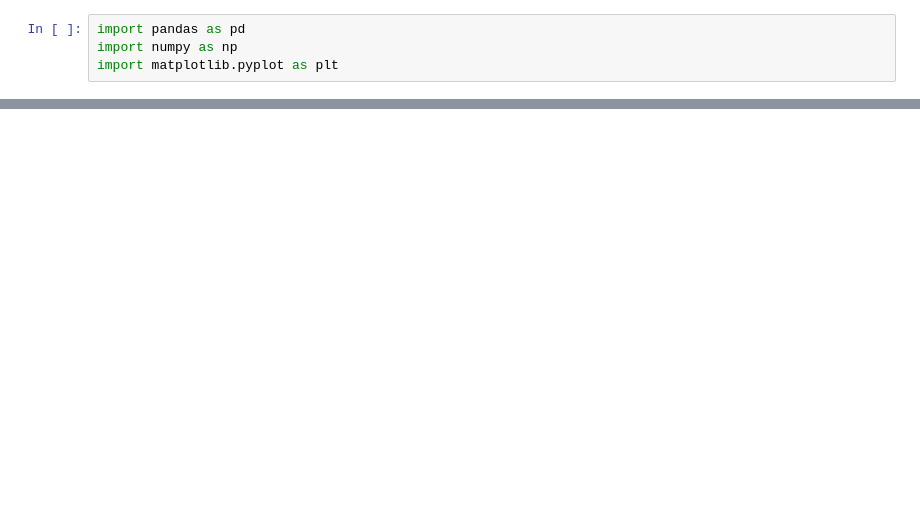
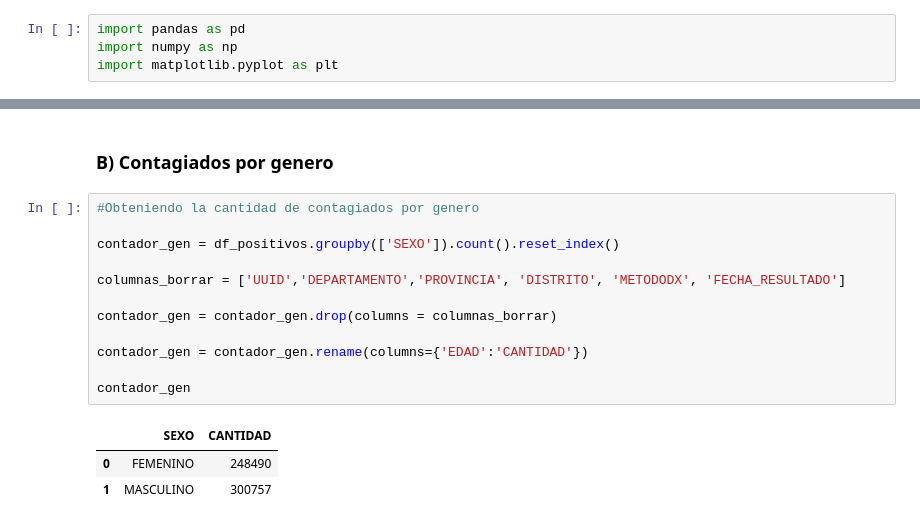
Before and after one commit to KlausM23/EDA-Covid-Peru, a Jupyter notebook: notebooks/analisis_inicial.ipynb, the cells around one changed output, grey strips where cells are left out. Saved outputs shown, nothing was run; the diff lists cells and outputs as text; blank space fills up the shorter version.

```diff
--- a/notebooks/analisis_inicial.ipynb
+++ b/notebooks/analisis_inicial.ipynb
@@ -40,0 +104,18 @@ df_positivos[df_positivos['DEPARTAMENTO'] == 'LIMA']
+# %% [markdown]
+### B) Contagiados por genero
+# %%
+#Obteniendo la cantidad de contagiados por genero
+
+contador_gen = df_positivos.groupby(['SEXO']).count().reset_index()
+
+columnas_borrar = ['UUID','DEPARTAMENTO','PROVINCIA', 'DISTRITO', 'METODODX', 'FECHA_RESULTADO']
+
+contador_gen = contador_gen.drop(columns = columnas_borrar)
+
+contador_gen = contador_gen.rename(columns={'EDAD':'CANTIDAD'})
+
+contador_gen
+# %% [output]
+|  | SEXO | CANTIDAD |
+| 0 | FEMENINO | 248490 |
+| 1 | MASCULINO | 300757 |
```
Also changed, not shown: parts of 13 cells of this notebook.
